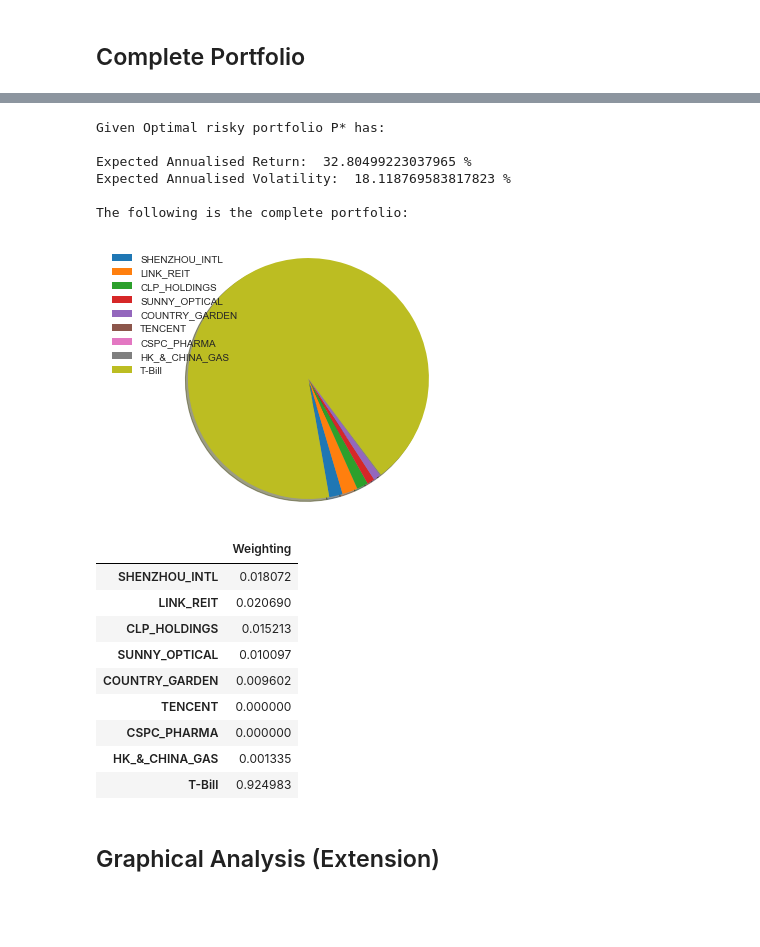
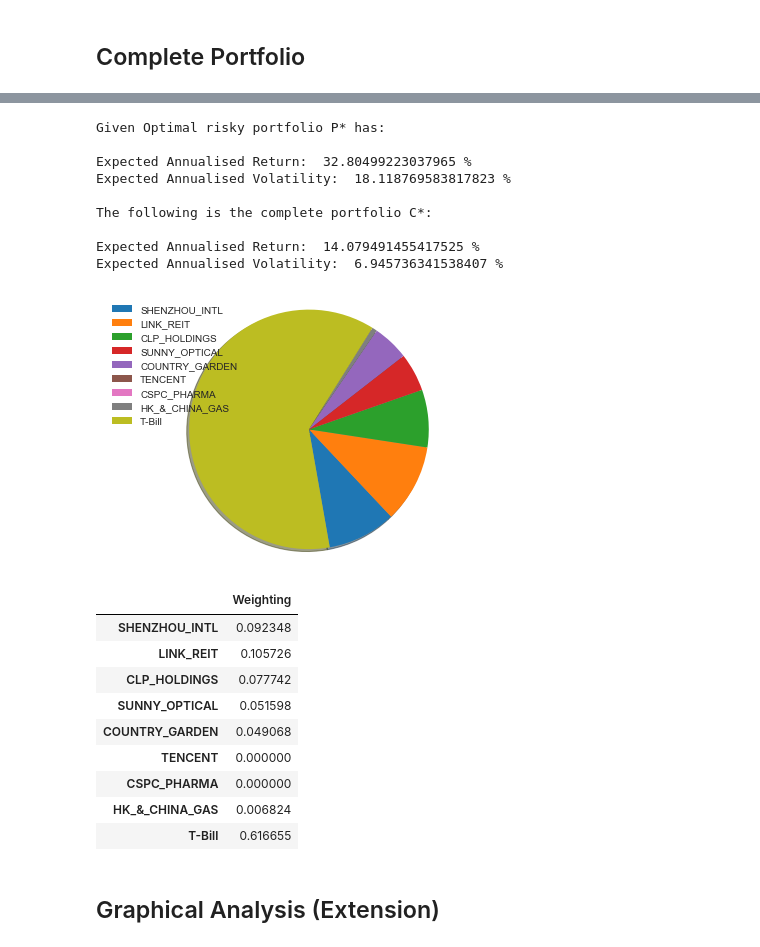
Before and after one commit to ckwu9761/RMBI-Capstone, a Jupyter notebook: Stock_Risk_Data.ipynb, the cells around one changed output, grey strips where cells are left out. Saved outputs shown, nothing was run; the diff lists cells and outputs as text; code cells hidden in the pictures; blank space fills up the shorter version.

Commit message:
Complete Portfolio2

```diff
--- a/Stock_Risk_Data.ipynb
+++ b/Stock_Risk_Data.ipynb
@@ -561,46 +561,53 @@ w_rf
 print("Given Optimal risky portfolio P* has: ")
 print()
 print("Expected Annualised Return: " ,rp*100 , "%")
 print("Expected Annualised Volatility: ", sdp*100 , "%")
 print()
-print("The following is the complete portfolio: ")
+print("The following is the complete portfolio C*: ")
 print()
+R_C = w_rf*rf+(1-w_rf)*rp
+R_vol = (1-w_rf)*sdp
+print("Expected Annualised Return: " ,R_C*100 , "%")
+print("Expected Annualised Volatility: ", R_vol*100 , "%")
 
 labels = portfolio_asset["Name"].tolist()
 labels.append("T-Bill")
 
 w_riskyP = (max_sharpe_allocation.T["allocation"]*(1-w_rf))/100
 weighting = []
 for i in w_riskyP:
     weighting.append(i)
 weighting.append(w_rf)
 
 patches, texts = plt.pie(weighting, shadow=True, startangle = 1000)
 plt.legend(patches, labels, loc="best")
 plt.axis('equal')
 plt.tight_layout()
 plt.show()
 
 C_allocation = pd.DataFrame(weighting, labels, columns=['Weighting'])
 C_allocation
 # %% [output]
 Given Optimal risky portfolio P* has:
 
 Expected Annualised Return:  32.80499223037965 %
 Expected Annualised Volatility:  18.118769583817823 %
 
-The following is the complete portfolio:
+The following is the complete portfolio C*:
+
+Expected Annualised Return:  14.079491455417525 %
+Expected Annualised Volatility:  6.945736341538407 %
-[figure, old version]
+[figure, new version]
 |  | Weighting |
-| SHENZHOU_INTL | 0.018072 |
-| LINK_REIT | 0.020690 |
-| CLP_HOLDINGS | 0.015213 |
-| SUNNY_OPTICAL | 0.010097 |
-| COUNTRY_GARDEN | 0.009602 |
+| SHENZHOU_INTL | 0.092348 |
+| LINK_REIT | 0.105726 |
+| CLP_HOLDINGS | 0.077742 |
+| SUNNY_OPTICAL | 0.051598 |
+| COUNTRY_GARDEN | 0.049068 |
 | TENCENT | 0.000000 |
 | CSPC_PHARMA | 0.000000 |
-| HK_&_CHINA_GAS | 0.001335 |
-| T-Bill | 0.924983 |
+| HK_&_CHINA_GAS | 0.006824 |
+| T-Bill | 0.616655 |
 # %% [markdown]
 ## Graphical Analysis (Extension)
 # %%
```
Also changed, not shown: parts of 2 cells of this notebook.
